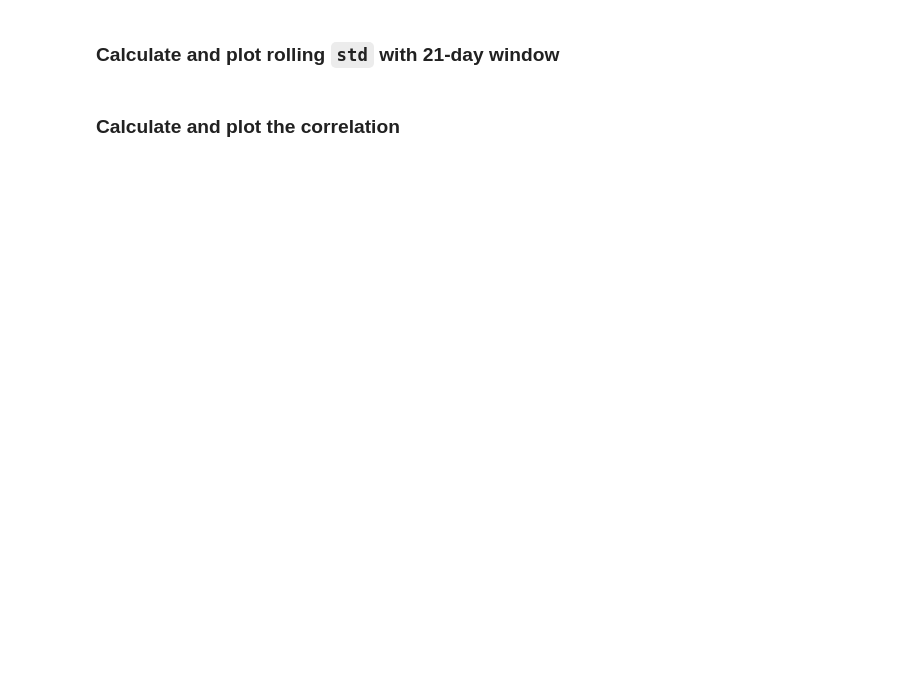
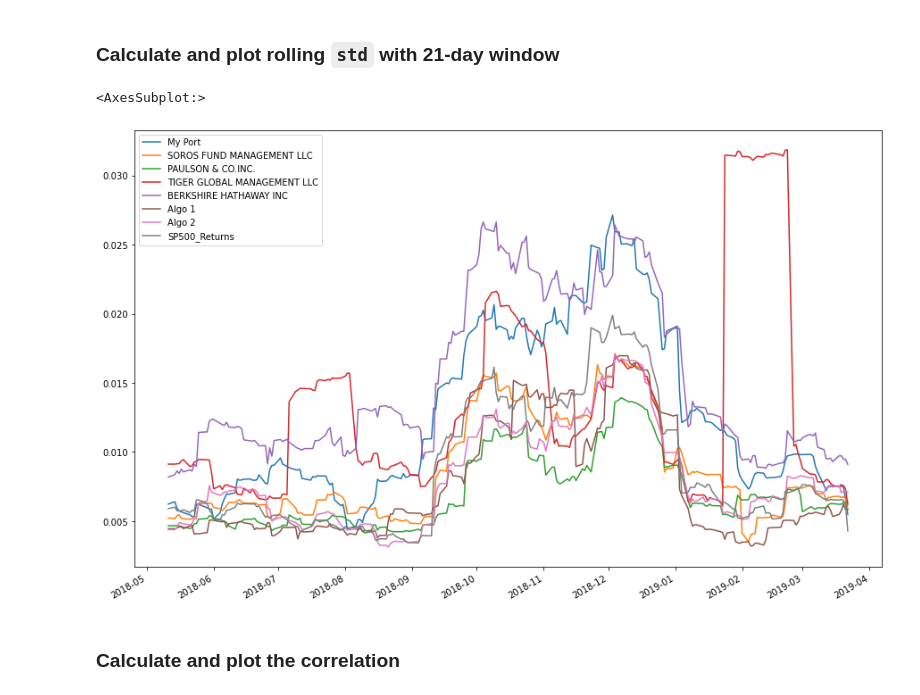
Before and after one commit to ttwalllllll/Columbia-Bootcamp-Homework-4, a Jupyter notebook: Starter_Code/whale_analysis.ipynb, the cells around one changed output. Drawn from its saved outputs; the diff is of its cells as text; code cells hidden in the pictures; blank space fills up the shorter version.

```diff
--- a/Starter_Code/whale_analysis.ipynb
+++ b/Starter_Code/whale_analysis.ipynb
@@ -423,2 +436,4 @@ For this demo solution, we fetch data from three companies listes in the S&P 500
 # %%
 # Combine all stocks in a single DataFrame
+stocks_appended_data = pd.concat([aapl, goog, cost], axis="columns", join="inner")
+stocks_appended_data.head()
@@ -434,0 +448,21 @@ For this demo solution, we fetch data from three companies listes in the S&P 500
+# %%
+# Reorganize portfolio data by having a column per symbol
+aapl_data = stocks_appended_data.iloc[:,1]
+goog_data = stocks_appended_data.iloc[:,3]
+cost_data = stocks_appended_data.iloc[:,5]
+
+aapl_1 = pd.DataFrame(data=aapl_data)
+goog_1 = pd.DataFrame(data=goog_data)
+cost_1 = pd.DataFrame(data=cost_data)
+aapl_2 = aapl_1.rename(columns={'NOCP': 'AAPL'})
+goog_2 = goog_1.rename(columns={'NOCP': 'GOOG'})
+cost_2 = cost_1.rename(columns={'NOCP': 'COST'})
+
+aapl_3 = aapl_2.pct_change()
+goog_3 = goog_2.pct_change()
+cost_3 = cost_2.pct_change()
+
+stocks_appended_data_2 = pd.concat([aapl_3, goog_3, cost_3], axis="columns", join="inner")
+
+stocks_3 = stocks_appended_data_2.dropna()
+stocks_3.head()
@@ -440,4 +482,6 @@ weights = [1/3, 1/3, 1/3]
 
 # Calculate portfolio return
 
-# Display sample data
+portfolio_returns = stocks_3.dot(weights)
+my_portfolio = pd.DataFrame(data=portfolio_returns, columns=['My Port'])
+my_portfolio.head()
@@ -445,5 +497,6 @@ weights = [1/3, 1/3, 1/3]
 ## Join your portfolio returns to the DataFrame that contains all of the portfolio returns
 # %%
 # Join your returns DataFrame to the original returns DataFrame
+joined_df = pd.concat([my_portfolio, column_appended_data], axis="columns", join="inner")
 # %%
 # Only compare dates where return data exists for all the stocks (drop NaNs)
@@ -457,8 +529,11 @@ weights = [1/3, 1/3, 1/3]
 ### Calculate and plot rolling `std` with 21-day window
 # %%
 # Calculate rolling standard deviation
-
+joined_df.rolling(window=21).std().plot(figsize=(15,10))
 # Plot rolling standard deviation
+# %% [output]
+<AxesSubplot:>
+[figure, added]
 # %% [markdown]
 ### Calculate and plot the correlation
 # %%
```
Also changed, not shown: parts of 26 cells of this notebook.
